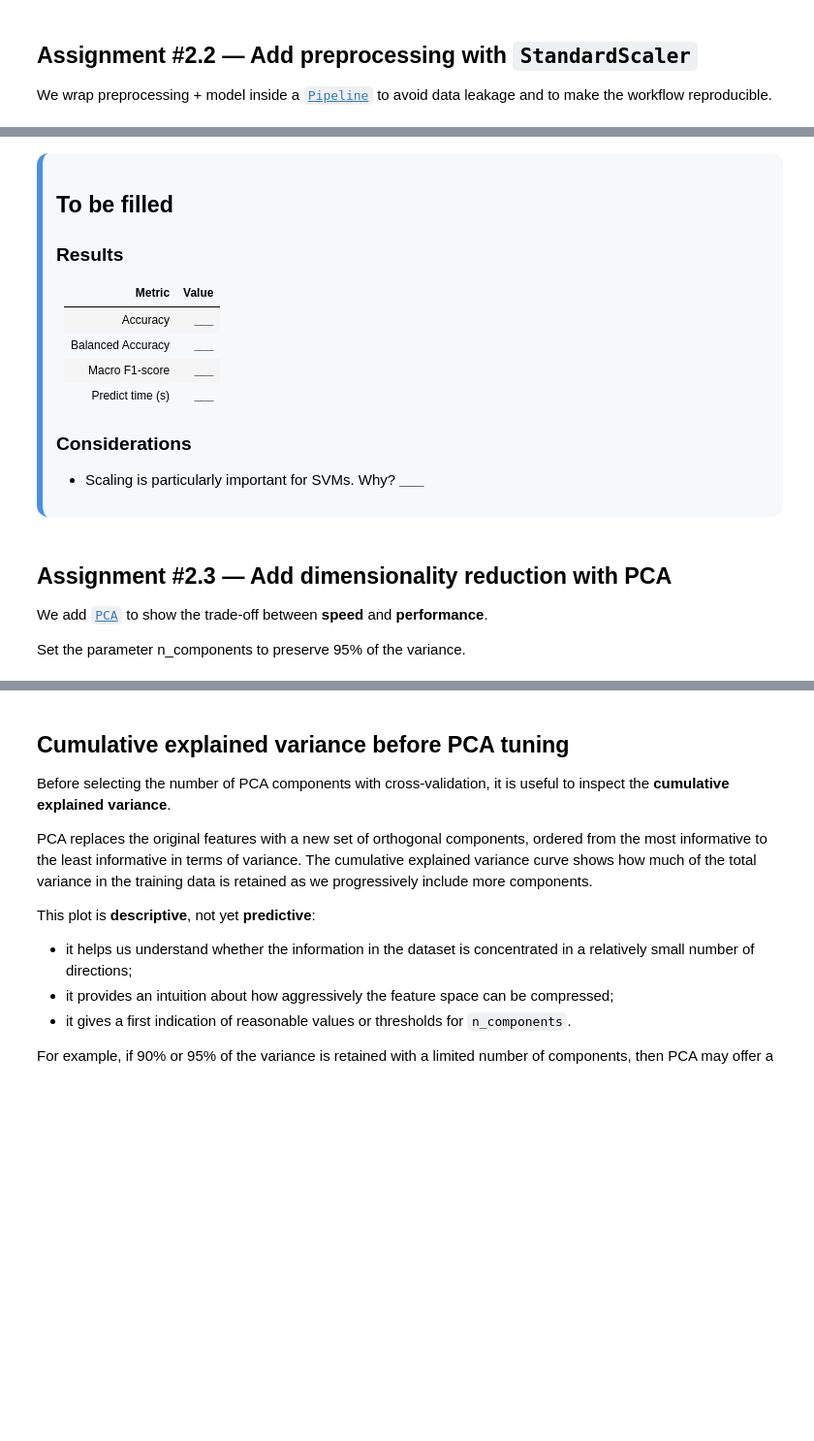
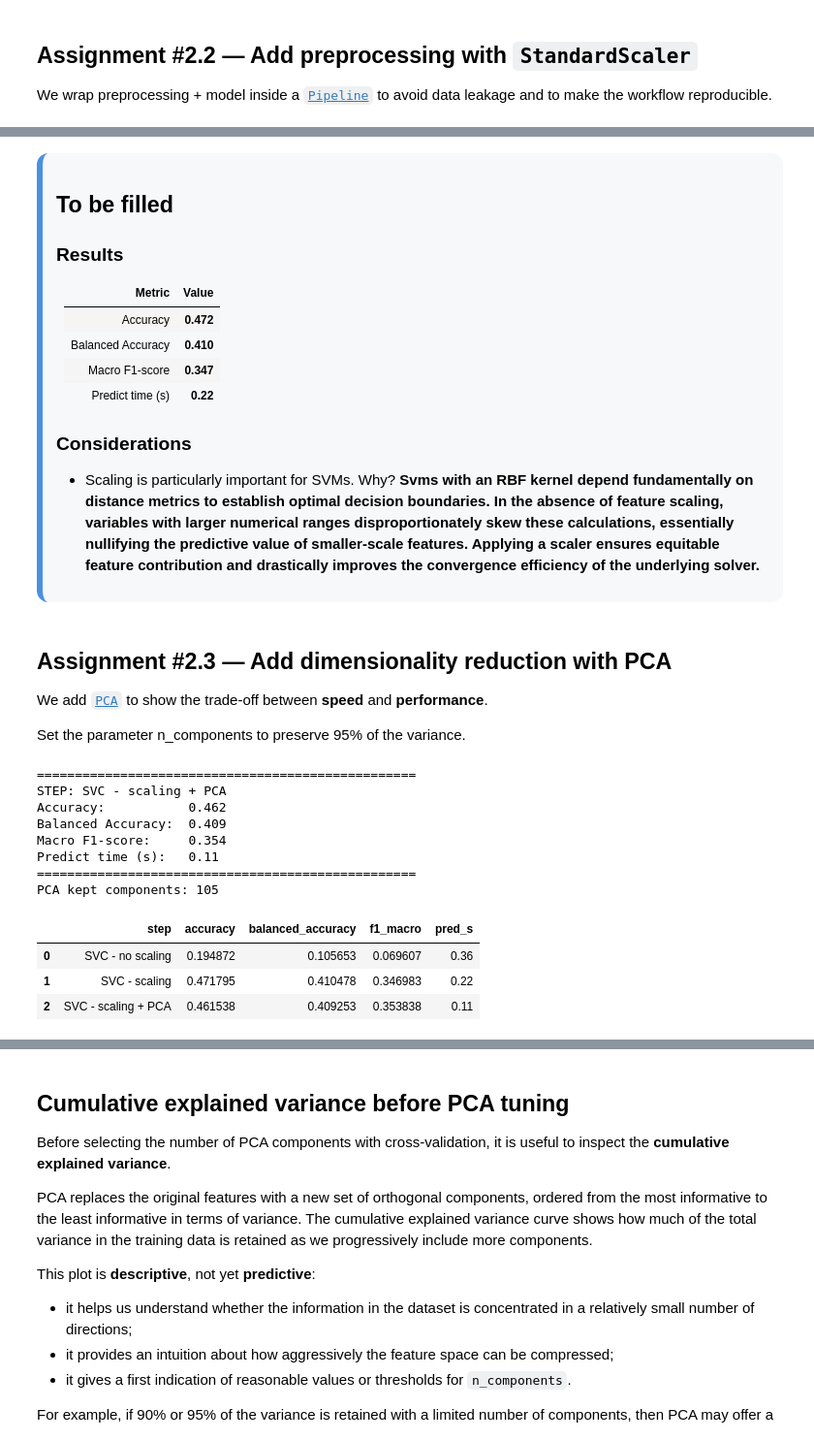
Before and after one commit to leilaalizadeh/Machine-Learning-in-Application, a Jupyter notebook: 1_ML_time_series_a-1.ipynb, the cells around one changed output, grey strips where cells are left out. Shown at 97% size. Cells and saved outputs as stored; diff of their text form; code cells hidden in the pictures; blank space fills up the shorter version.

```diff
--- a/1_ML_time_series_a-1.ipynb
+++ b/1_ML_time_series_a-1.ipynb
@@ -94,6 +99,6 @@ Note that the manual uploading of the dataset *df_features.csv* on this colab se
 # %%
 # In Colab, if you upload the file manually, it will usually be available as "df_features.csv" in /content.
-filepath = "df_features.csv"
+filepath = "/content/drive/MyDrive/lab/data/df_features.csv"
 try:
     df_features = pd.read_csv(filepath)
 except FileNotFoundError:
@@ -183,7 +205,7 @@ Use a reproducible and stratified split (important with many classes).
 SEED = 42
 np.random.seed(SEED)
 
-df_train, df_test = [...]
+df_train, df_test = train_test_split(df_features, test_size=0.2, stratify=df_features["label"], random_state=SEED)
 # %%
 # Separate features/target
 drop_cols = ["label", "start", "end"]
@@ -278,7 +303,8 @@ We start with a plain [`SVC`](https://scikit-learn.org/stable/modules/generated/
 results = list()
 
 step_name = "SVC - no scaling"
-baseline = [...]
+baseline = SVC(C=1.0, kernel="rbf", gamma="scale", random_state=SEED)
 # Fit the baseline!
+baseline.fit(X_train, y_train)
 r1 = evaluate_step(baseline, X_test, y_test, step_name)
 results.append((step_name, r1))
@@ -303,10 +337,16 @@ results.append((step_name, r1))
 ## Assignment #2.2 — Add preprocessing with `StandardScaler`
 We wrap preprocessing + model inside a [`Pipeline`](https://scikit-learn.org/stable/modules/generated/sklearn.pipeline.Pipeline.html) to avoid data leakage and to make the workflow reproducible.
 # %%
-pipe_scaler = [...]
+steps = [
+    ('scaler', StandardScaler()),
+    ('svc', SVC(C=1.0, kernel="rbf", gamma="scale", random_state=SEED))
+]
+
+pipe_scaler = Pipeline(steps)
 
 step_name = "SVC - scaling"
 # Fit the pipeline!
+pipe_scaler.fit(X_train, y_train)
 r2 = evaluate_step(pipe_scaler, X_test, y_test, step_name)
 results.append((step_name, r2))
 
@@ -325,13 +376,13 @@ pd.DataFrame([{
 ### Results
 | Metric | Value |
 |---|---|
-| Accuracy | **___** |
-| Balanced Accuracy | **___** |
-| Macro F1-score | **___** |
-| Predict time (s) | **___** |
+| Accuracy | **0.472** |
+| Balanced Accuracy | **0.410** |
+| Macro F1-score | **0.347** |
+| Predict time (s) | **0.22** |
 
 ### Considerations
-- Scaling is particularly important for SVMs. Why? **___**
+- Scaling is particularly important for SVMs. Why? **Svms with an RBF kernel depend fundamentally on distance metrics to establish optimal decision boundaries. In the absence of feature scaling, variables with larger numerical ranges disproportionately skew these calculations, essentially nullifying the predictive value of smaller-scale features. Applying a scaler ensures equitable feature contribution and drastically improves the convergence efficiency of the underlying solver.**
 
 </div>
 # %% [markdown]
@@ -340,24 +391,42 @@ We add [`PCA`](https://scikit-learn.org/stable/modules/generated/sklearn.decompo
 
 Set the parameter n_components to preserve 95% of the variance.
 # %%
-pipe_pca = [...]
+pipe_pca = Pipeline([
+    ('scaler', StandardScaler()),
+    ('pca', PCA(n_components=0.95, random_state=SEED)),
+    ('svc', SVC(C=1.0, kernel="rbf", gamma="scale", random_state=SEED))
+])
 
 step_name = "SVC - scaling + PCA"
 # Fit the pipeline!
+pipe_pca.fit(X_train, y_train)
 r3 = evaluate_step(pipe_pca, X_test, y_test, step_name)
 results.append((step_name, r3))
 
 # How many components were kept?
 n_comp = r3["model"].named_steps["pca"].n_components_
 print("PCA kept components:", n_comp)
 
 pd.DataFrame([{
     "step": name,
     "accuracy": r["acc"],
     "balanced_accuracy": r["bal_acc"],
     "f1_macro": r["f1_macro"],
     "pred_s": round(r["pred_s"], 2),
 } for name, r in results])
+# %% [output]
+==================================================
+STEP: SVC - scaling + PCA
+Accuracy:           0.462
+Balanced Accuracy:  0.409
+Macro F1-score:     0.354
+Predict time (s):   0.11
+==================================================
+PCA kept components: 105
+|  | step | accuracy | balanced_accuracy | f1_macro | pred_s |
+| 0 | SVC - no scaling | 0.194872 | 0.105653 | 0.069607 | 0.36 |
+| 1 | SVC - scaling | 0.471795 | 0.410478 | 0.346983 | 0.22 |
+| 2 | SVC - scaling + PCA | 0.461538 | 0.409253 | 0.353838 | 0.11 |
 # %% [markdown]
 <div style="padding:14px; border-radius:12px; background:#f6f8fa; border-left:6px solid #4a90e2;">
 
```
Also changed, not shown: parts of 12 cells of this notebook.
